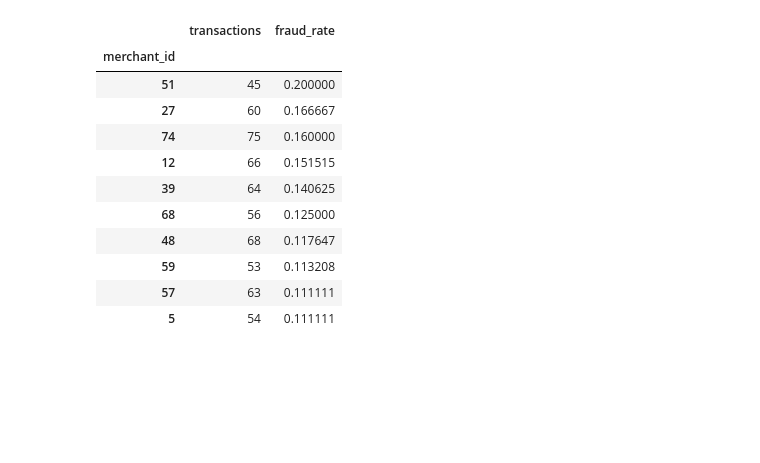
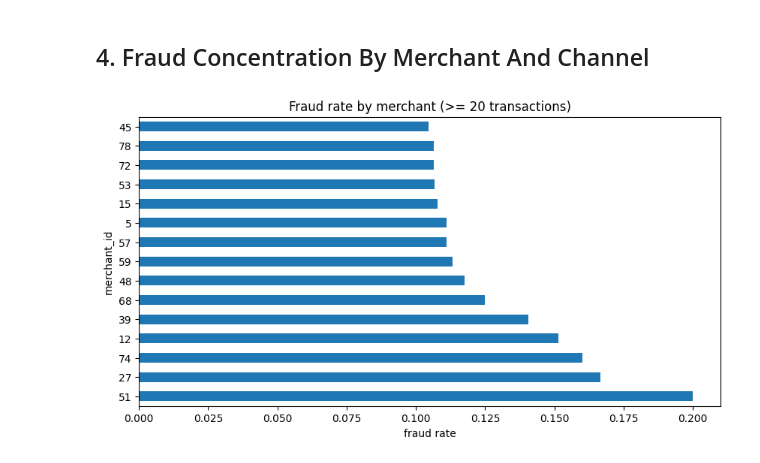
Before and after one commit to muditbhargava66/FraudShield, a Jupyter notebook: notebooks/exploratory_data_analysis.ipynb, the cells around one changed output. Saved outputs shown, nothing was run; the diff lists cells and outputs as text; code cells hidden in the pictures; blank space fills up the shorter version.

```diff
--- a/notebooks/exploratory_data_analysis.ipynb
+++ b/notebooks/exploratory_data_analysis.ipynb
@@ -105,0 +17,22 @@ plt.tight_layout()
+# %%
+import os
+from pathlib import Path
+
+# Resolve the repository root so relative paths work from any launch directory.
+candidate = Path.cwd()
+PROJECT_ROOT = candidate if (candidate / "data" / "raw").exists() else next(
+    (p for p in candidate.parents if (p / "data" / "raw").exists()), candidate
+)
+os.chdir(PROJECT_ROOT)
+
+import numpy as np
+import pandas as pd
+import matplotlib.pyplot as plt
+
+plt.rcParams["figure.figsize"] = (10, 5)
+
+import fraudshield
+
+print("Project root :", PROJECT_ROOT)
+print("Package      :", Path(fraudshield.__file__).resolve().parent)
+print("numpy/pandas :", np.__version__, "/", pd.__version__)
@@ -105,0 +45,5 @@ plt.tight_layout()
+# %%
+raw_data_path = Path("data/raw/synthetic_fraud_data.csv")
+df = pd.read_csv(raw_data_path, parse_dates=["transaction_date"])
+print("shape:", df.shape)
+df.dtypes
@@ -106,22 +114,16 @@ plt.tight_layout()
+# %% [markdown]
+## 4. Fraud Concentration By Merchant And Channel
 # %%
-merchant_summary = (
-    df.groupby("merchant_id")
-    .agg(transactions=("transaction_id", "count"), fraud_rate=("fraud", "mean"))
-    .query("transactions >= 20")
-    .sort_values(["fraud_rate", "transactions"], ascending=[False, False])
-    .head(10)
+merchant_stats = df.groupby("merchant_id").agg(
+    transactions=("fraud", "size"), fraud_rate=("fraud", "mean")
 )
-merchant_summary
+active = merchant_stats[merchant_stats["transactions"] >= 20].sort_values(
+    "fraud_rate", ascending=False
+)
+active.head(15)["fraud_rate"].plot(
+    kind="barh", title="Fraud rate by merchant (>= 20 transactions)"
+)
+plt.xlabel("fraud rate")
+plt.show()
 # %% [output]
-|  | transactions | fraud_rate |
-| merchant_id |  |  |
-| 51 | 45 | 0.200000 |
-| 27 | 60 | 0.166667 |
-| 74 | 75 | 0.160000 |
-| 12 | 66 | 0.151515 |
-| 39 | 64 | 0.140625 |
-| 68 | 56 | 0.125000 |
-| 48 | 68 | 0.117647 |
-| 59 | 53 | 0.113208 |
-| 57 | 63 | 0.111111 |
-| 5 | 54 | 0.111111 |
+[figure, added]
```
Also changed, not shown: parts of 27 cells of this notebook, 3 other files.
